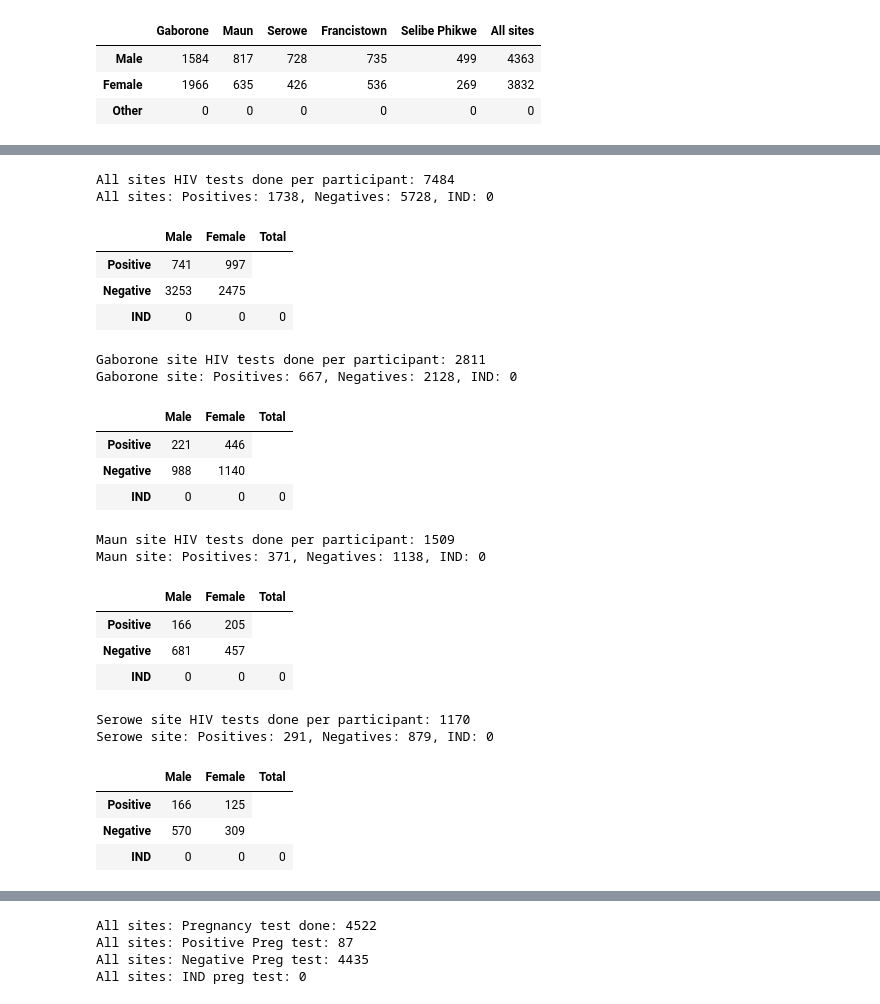
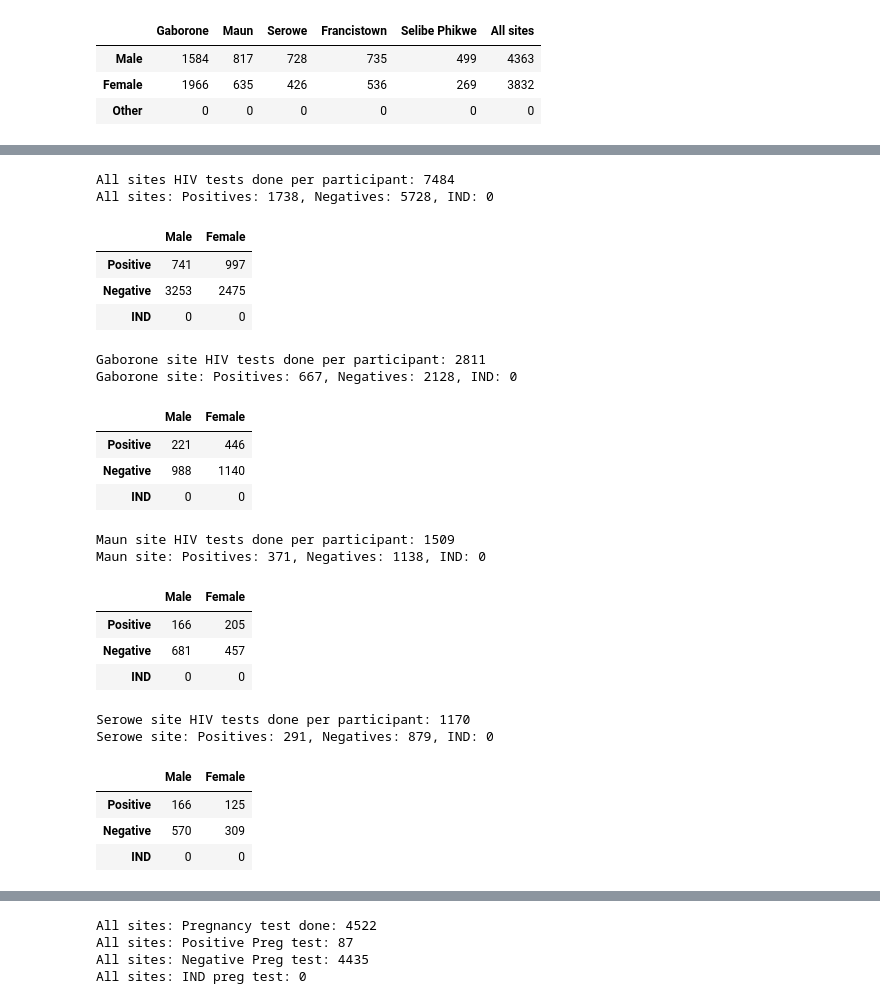
Before and after one commit to geek911/esr21, a Jupyter notebook: notebooks/azd_report_starts.ipynb, the cells around one changed output, grey strips where cells are left out. Saved outputs shown, nothing was run; the diff lists cells and outputs as text; code cells hidden in the pictures.

```diff
--- a/notebooks/azd_report_starts.ipynb
+++ b/notebooks/azd_report_starts.ipynb
@@ -619,8 +572,16 @@ df
 # %%
 #All Sites HIV data
 from django.db.models import Q
+
 # HIV tests done
+hiv_testing = RapidHIVTesting.objects.filter(created__lte=created, hiv_testing_consent='Yes')
 
+neg = hiv_testing.filter(rapid_test_result='NEG').values_list(
+    'subject_visit__subject_identifier', flat=True)
+pos = hiv_testing.filter(Q(rapid_test_result='POS') | Q(hiv_result='POS')).values_list(
+    'subject_visit__subject_identifier', flat=True)
+ind = hiv_testing.filter(rapid_test_result='IND').values_list(
+    'subject_visit__subject_identifier', flat=True)
 
 #Gender
 
@@ -635,49 +596,44 @@ pos_female = InformedConsent.objects.filter(gender='F', subject_identifier__in=l
 npos_other = InformedConsent.objects.filter(gender='OTHER', subject_identifier__in=list(set(pos)))
 
 #IND
 ind_male = InformedConsent.objects.filter(gender='M', subject_identifier__in=list(set(ind)))
 ind_female = InformedConsent.objects.filter(gender='F', subject_identifier__in=list(set(ind)))
 ind_other = InformedConsent.objects.filter(gender='OTHER', subject_identifier__in=list(set(ind)))
 
+print(f"All sites HIV tests done per participant: {hiv_testing.count()}")
+print(f"All sites: Positives: {len(list(set(pos)))}, Negatives: {len(list(set(neg)))}, IND: {len(list(set(ind)))}")
 dt = [
     [
         len(list(set(pos_male))),
         len(list(set(pos_female))),
-        len(list(set(pos))),
     ],
 
     [
         len(list(set(neg_male))),
         len(list(set(neg_female))),
-        len(list(set(neg))),
     ],
 
     [
         len(list(set(ind_male))),
         len(list(set(ind_female))),
-        len(list(set(ind))),
     ]
 ]
 df = pd.DataFrame(
-    dt, columns=['Male', 'Female', 'Total'],
+    dt, columns=['Male', 'Female'],
     index=['Positive', 'Negative', 'IND']
 )
-display(Markdown(f"**All sites HIV results: {hiv_testing.count()}**"))
 display(HTML(df.to_html()))
 # %% [output]
 All sites HIV tests done per participant: 7484
 All sites: Positives: 1738, Negatives: 5728, IND: 0
-|  | Male | Female | Total |
+|  | Male | Female |
 | Positive | 741 | 997 |
 | Negative | 3253 | 2475 |
-| IND | 0 | 0 | 0 |
+| IND | 0 | 0 |
 # %%
 # HIV data Gaborone Site
 from django.db.models import Q
-hiv_testing = RapidHIVTesting.objects.filter(
-    hiv_testing_consent='Yes', site_id=40, created__lte=created,
-    subject_visit__subject_identifier__in=enrolment_all_sites
-)
+hiv_testing = RapidHIVTesting.objects.filter(hiv_testing_consent='Yes', site_id=40, created__lte=created)
 
 neg = hiv_testing.filter(rapid_test_result='NEG').values_list(
     'subject_visit__subject_identifier', flat=True)
@@ -703,45 +659,41 @@ ind_male = InformedConsent.objects.filter(gender='M', subject_identifier__in=lis
 ind_female = InformedConsent.objects.filter(gender='F', subject_identifier__in=list(set(ind)))
 ind_other = InformedConsent.objects.filter(gender='OTHER', subject_identifier__in=list(set(ind)))
 
+print(f"Gaborone site HIV tests done per participant: {hiv_testing.count()}")
+print(f"Gaborone site: Positives: {len(list(set(pos)))}, Negatives: {len(list(set(neg)))}, IND: {len(list(set(ind)))}")
+
 dt = [
     [
         len(list(set(pos_male))),
         len(list(set(pos_female))),
-        len(list(set(pos))),
     ],
 
     [
         len(list(set(neg_male))),
         len(list(set(neg_female))),
-        len(list(set(neg))),
     ],
 
     [
         len(list(set(ind_male))),
         len(list(set(ind_female))),
-        len(list(set(ind))),
     ]
 ]
 df = pd.DataFrame(
-    dt, columns=['Male', 'Female', 'Total'],
+    dt, columns=['Male', 'Female'],
     index=['Positive', 'Negative', 'IND']
 )
-display(Markdown(f"**Gaborone site HIV results: {hiv_testing.count()}**"))
 display(HTML(df.to_html()))
 # %% [output]
 Gaborone site HIV tests done per participant: 2811
 Gaborone site: Positives: 667, Negatives: 2128, IND: 0
-|  | Male | Female | Total |
+|  | Male | Female |
 | Positive | 221 | 446 |
 | Negative | 988 | 1140 |
-| IND | 0 | 0 | 0 |
+| IND | 0 | 0 |
 # %%
 # HIV data Maun Site
 from django.db.models import Q
-hiv_testing = RapidHIVTesting.objects.filter(
-    hiv_testing_consent='Yes', site_id=41, created__lte=created,
-    subject_visit__subject_identifier__in=enrolment_all_sites
-)
+hiv_testing = RapidHIVTesting.objects.filter(hiv_testing_consent='Yes', site_id=41, created__lte=created)
 
 neg = hiv_testing.filter(rapid_test_result='NEG').values_list(
     'subject_visit__subject_identifier', flat=True)
@@ -767,45 +719,41 @@ ind_male = InformedConsent.objects.filter(gender='M', subject_identifier__in=lis
 ind_female = InformedConsent.objects.filter(gender='F', subject_identifier__in=list(set(ind)))
 ind_other = InformedConsent.objects.filter(gender='OTHER', subject_identifier__in=list(set(ind)))
 
+print(f"Maun site HIV tests done per participant: {hiv_testing.count()}")
+print(f"Maun site: Positives: {len(list(set(pos)))}, Negatives: {len(list(set(neg)))}, IND: {len(list(set(ind)))}")
+
 dt = [
     [
         len(list(set(pos_male))),
         len(list(set(pos_female))),
-        len(list(set(pos))),
     ],
 
     [
         len(list(set(neg_male))),
         len(list(set(neg_female))),
-        len(list(set(neg))),
     ],
 
     [
         len(list(set(ind_male))),
         len(list(set(ind_female))),
-        len(list(set(ind))),
     ]
 ]
 df = pd.DataFrame(
-    dt, columns=['Male', 'Female', 'Total'],
+    dt, columns=['Male', 'Female'],
     index=['Positive', 'Negative', 'IND']
 )
-display(Markdown(f"**Maun site HIV results: {hiv_testing.count()}**"))
 display(HTML(df.to_html()))
 # %% [output]
 Maun site HIV tests done per participant: 1509
 Maun site: Positives: 371, Negatives: 1138, IND: 0
-|  | Male | Female | Total |
+|  | Male | Female |
 | Positive | 166 | 205 |
 | Negative | 681 | 457 |
-| IND | 0 | 0 | 0 |
+| IND | 0 | 0 |
 # %%
 # HIV data Serowe Site
 from django.db.models import Q
-hiv_testing = RapidHIVTesting.objects.filter(
-    hiv_testing_consent='Yes', site_id=42, created__lte=created,
-    subject_visit__subject_identifier__in=enrolment_all_sites
-)
+hiv_testing = RapidHIVTesting.objects.filter(hiv_testing_consent='Yes', site_id=42, created__lte=created)
 
 neg = hiv_testing.filter(rapid_test_result='NEG').values_list(
     'subject_visit__subject_identifier', flat=True)
@@ -831,38 +779,38 @@ ind_male = InformedConsent.objects.filter(gender='M', subject_identifier__in=lis
 ind_female = InformedConsent.objects.filter(gender='F', subject_identifier__in=list(set(ind)))
 ind_other = InformedConsent.objects.filter(gender='OTHER', subject_identifier__in=list(set(ind)))
 
+print(f"Serowe site HIV tests done per participant: {hiv_testing.count()}")
+print(f"Serowe site: Positives: {len(list(set(pos)))}, Negatives: {len(list(set(neg)))}, IND: {len(list(set(ind)))}")
+
+
 dt = [
     [
         len(list(set(pos_male))),
         len(list(set(pos_female))),
-        len(list(set(pos))),
     ],
 
     [
         len(list(set(neg_male))),
         len(list(set(neg_female))),
-        len(list(set(neg))),
     ],
 
     [
         len(list(set(ind_male))),
         len(list(set(ind_female))),
-        len(list(set(ind))),
     ]
 ]
 df = pd.DataFrame(
-    dt, columns=['Male', 'Female', 'Total'],
+    dt, columns=['Male', 'Female'],
     index=['Positive', 'Negative', 'IND']
 )
-display(Markdown(f"**Serowe site HIV results: {hiv_testing.count()}**"))
 display(HTML(df.to_html()))
 # %% [output]
 Serowe site HIV tests done per participant: 1170
 Serowe site: Positives: 291, Negatives: 879, IND: 0
-|  | Male | Female | Total |
+|  | Male | Female |
 | Positive | 166 | 125 |
 | Negative | 570 | 309 |
-| IND | 0 | 0 | 0 |
+| IND | 0 | 0 |
 # %%
 # HIV data FTown Site
 from django.db.models import Q
```
Also changed, not shown: parts of 16 cells of this notebook.
